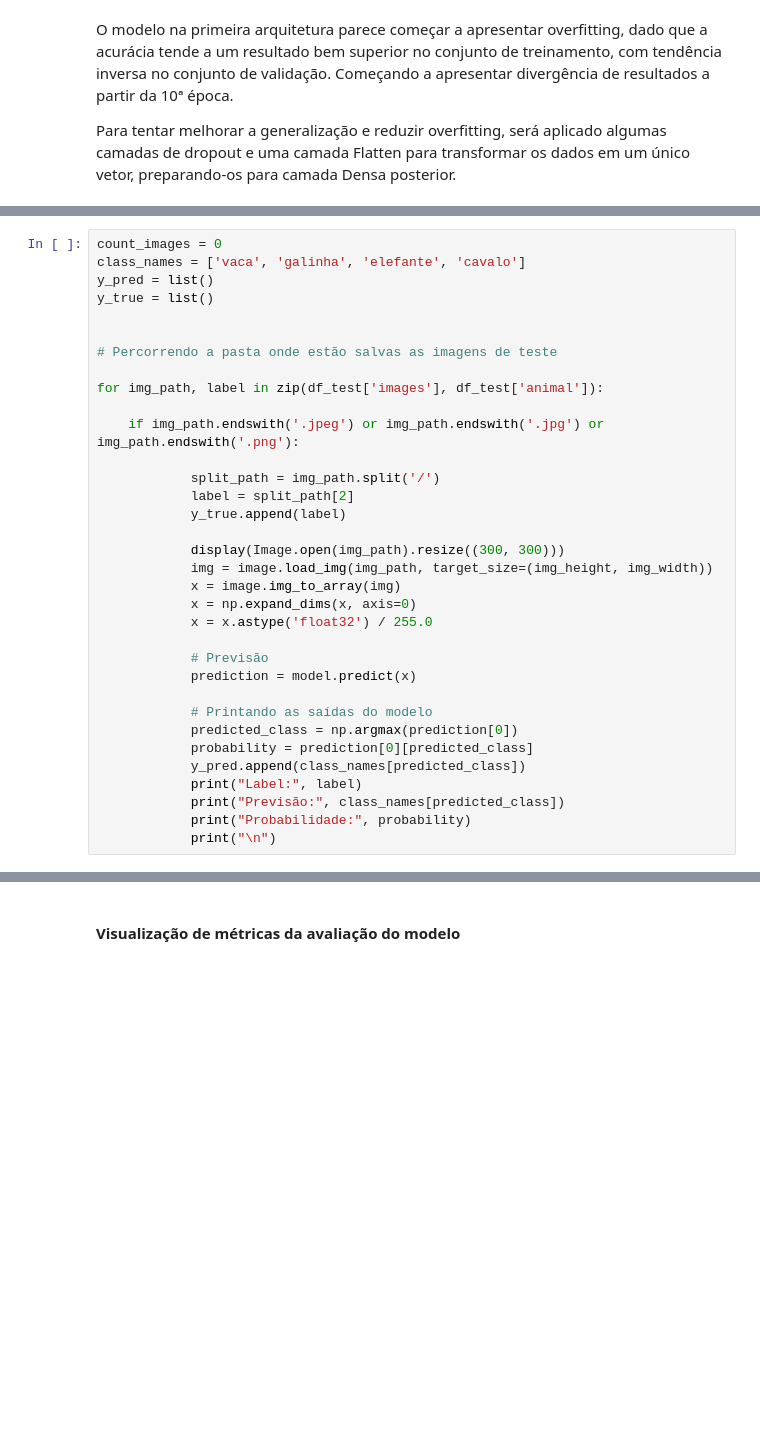
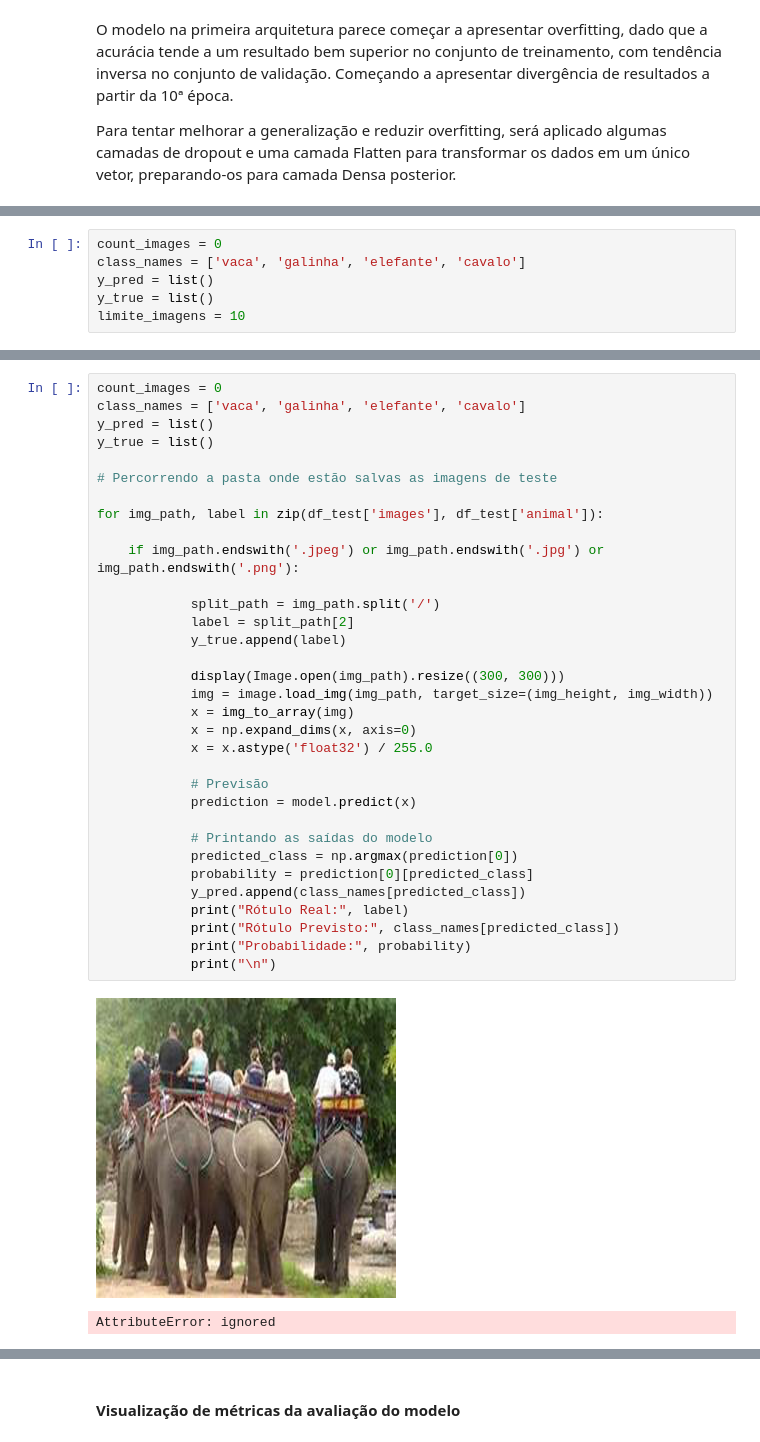
Before and after one commit to Ana-PPS/cd-e-analytcs, a Jupyter notebook: MVP_b_SprintII_AnaPaulaSalgado_entrega.ipynb, the cells around one changed output, grey strips where cells are left out. Saved outputs shown, nothing was run; the diff lists cells and outputs as text; blank space fills up the shorter version.

```diff
--- a/MVP_b_SprintII_AnaPaulaSalgado_entrega.ipynb
+++ b/MVP_b_SprintII_AnaPaulaSalgado_entrega.ipynb
@@ -326,0 +410,6 @@ para uso posterior, não exigido no check list
+# %%
+count_images = 0
+class_names = ['vaca', 'galinha', 'elefante', 'cavalo']
+y_pred = list()
+y_true = list()
+limite_imagens = 10
@@ -327,34 +491,36 @@ para uso posterior, não exigido no check list
 # %%
 count_images = 0
 class_names = ['vaca', 'galinha', 'elefante', 'cavalo']
 y_pred = list()
 y_true = list()
-
 
 # Percorrendo a pasta onde estão salvas as imagens de teste
 
 for img_path, label in zip(df_test['images'], df_test['animal']):
 
     if img_path.endswith('.jpeg') or img_path.endswith('.jpg') or img_path.endswith('.png'):
 
             split_path = img_path.split('/')
             label = split_path[2]
             y_true.append(label)
 
             display(Image.open(img_path).resize((300, 300)))
             img = image.load_img(img_path, target_size=(img_height, img_width))
-            x = image.img_to_array(img)
+            x = img_to_array(img)
             x = np.expand_dims(x, axis=0)
             x = x.astype('float32') / 255.0
 
             # Previsão
             prediction = model.predict(x)
 
             # Printando as saídas do modelo
             predicted_class = np.argmax(prediction[0])
             probability = prediction[0][predicted_class]
             y_pred.append(class_names[predicted_class])
-            print("Label:", label)
-            print("Previsão:", class_names[predicted_class])
+            print("Rótulo Real:", label)
+            print("Rótulo Previsto:", class_names[predicted_class])
             print("Probabilidade:", probability)
             print("\n")
+# %% [output]
+[figure, added]
+AttributeError: ignored
```
Also changed, not shown: parts of 34 cells of this notebook.
